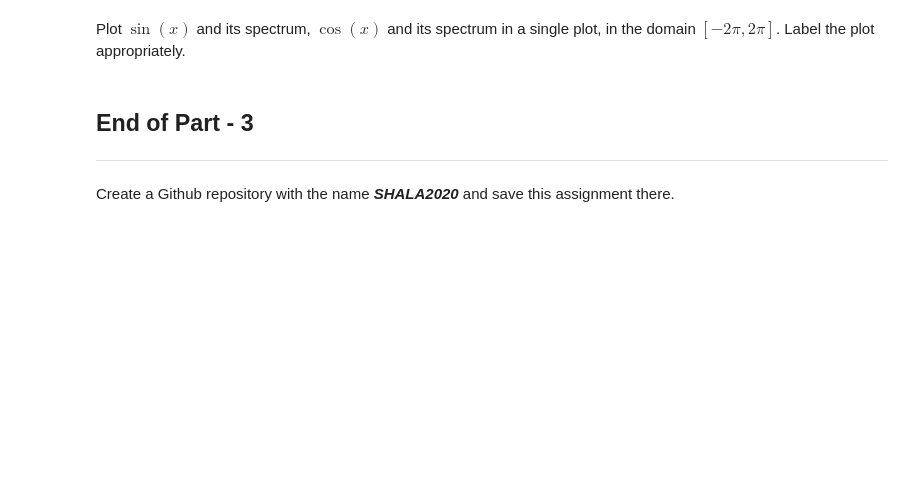
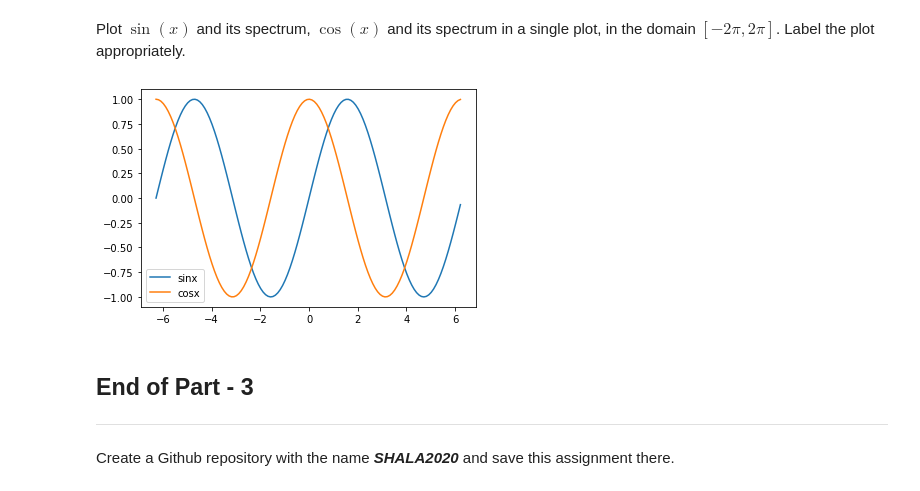
Before and after one commit to abhishek18f/SHALA2020, a Jupyter notebook: Assignment_1_DS.ipynb, the cells around one changed output. Saved outputs shown, nothing was run; the diff lists cells and outputs as text; code cells hidden in the pictures; blank space fills up the shorter version.

```diff
--- a/Assignment_1_DS.ipynb
+++ b/Assignment_1_DS.ipynb
@@ -214,5 +351,17 @@ Plot the sine function with domain in $[-3\pi,3\pi]$. Label the axes appropriate
 # %% [markdown]
 Plot $\sin(x)$ and its spectrum, $\cos(x)$ and its spectrum in a single plot, in the domain $[-2\pi,2\pi]$. Label the plot appropriately.
+# %%
+p = np.arange(-2*np.pi,2*np.pi,0.1)
+q = np.sin(p)
+r = np.cos(p)
+
+
+plt.plot(p,q , label = "sinx")
+plt.plot(p,r ,  label = "cosx")
+plt.legend()
+plt.show()
+# %% [output]
+[figure, added]
 # %% [markdown]
 ## End of Part - 3
 ---
```
Also changed, not shown: parts of 16 cells of this notebook.
